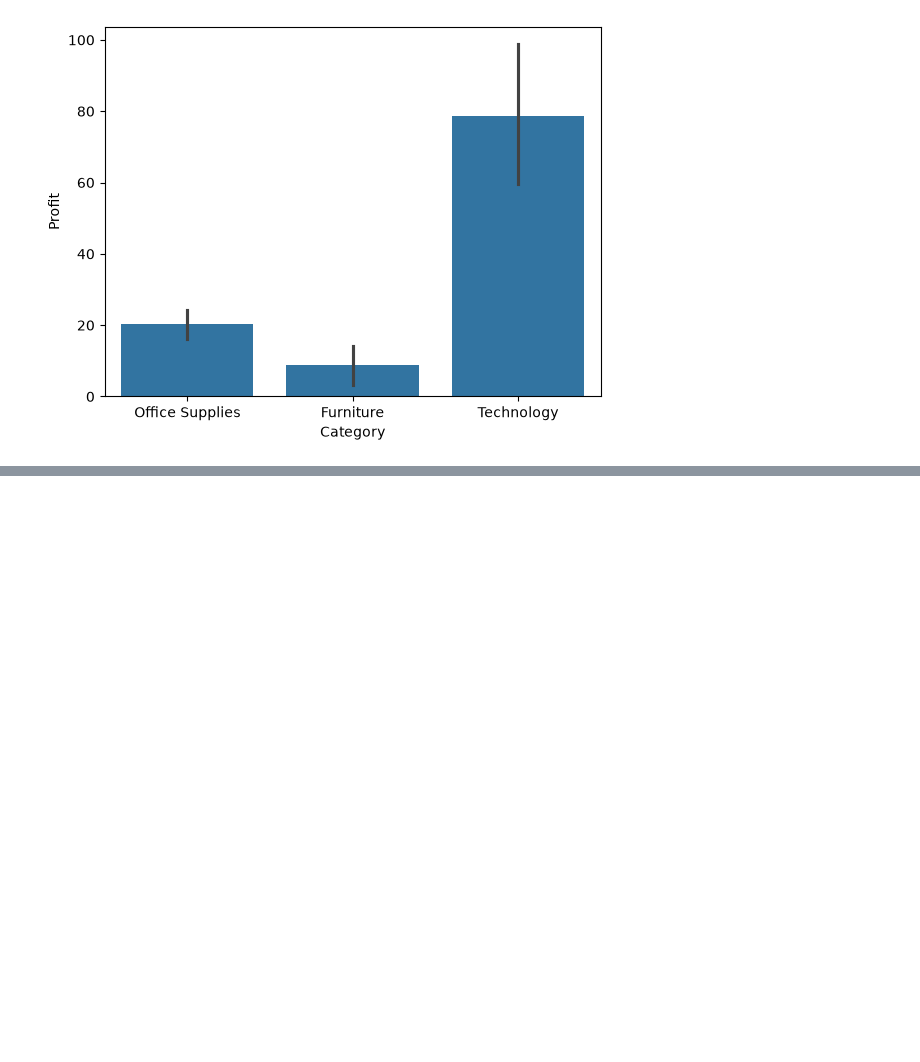
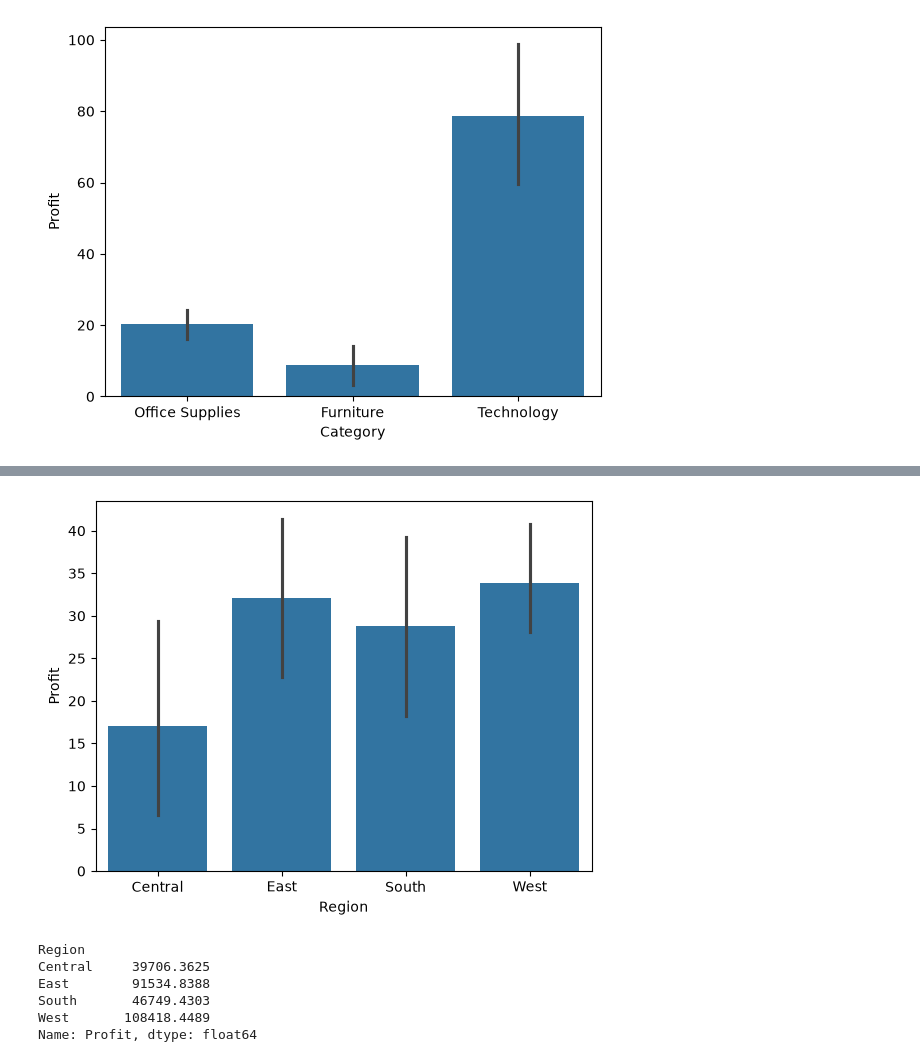
Before and after one commit to boredCreature/super-store-end-to-end-analysis, a Jupyter notebook: store_dataset.ipynb, the cells around one changed output, grey strips where cells are left out. Cells and saved outputs as stored; diff of their text form; code cells hidden in the pictures; blank space fills up the shorter version.

```diff
--- a/store_dataset.ipynb
+++ b/store_dataset.ipynb
@@ -316,0 +347,13 @@ from the bar plot above we can clearly see that Technology has the biggest share
+# %%
+sns.barplot(data=df, x='Region', y='Profit')
+plt.show()
+
+df.groupby('Region')['Profit'].sum()
+# %% [output]
+[figure, added]
+Region
+Central     39706.3625
+East        91534.8388
+South       46749.4303
+West       108418.4489
+Name: Profit, dtype: float64
```
Also changed, not shown: parts of 8 cells of this notebook.
